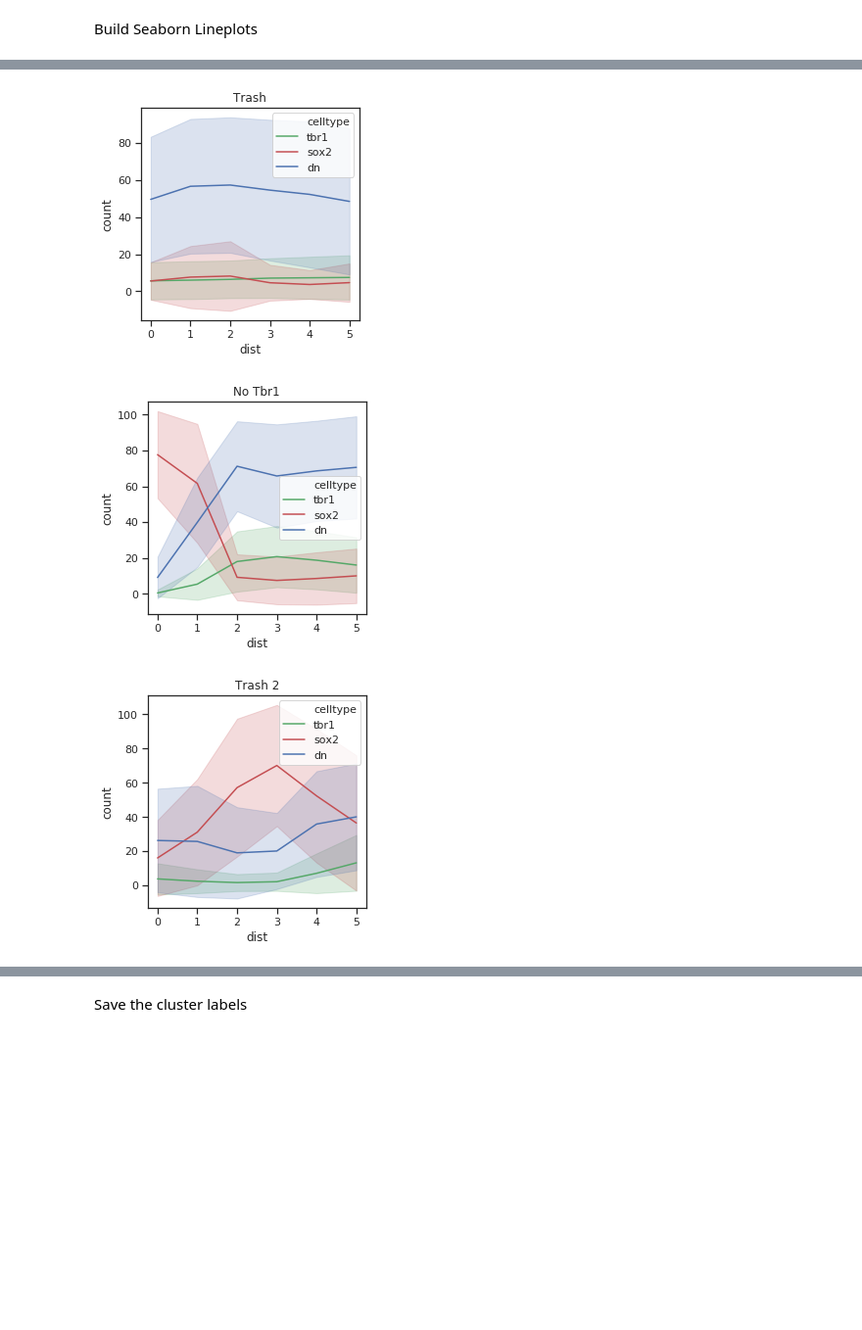
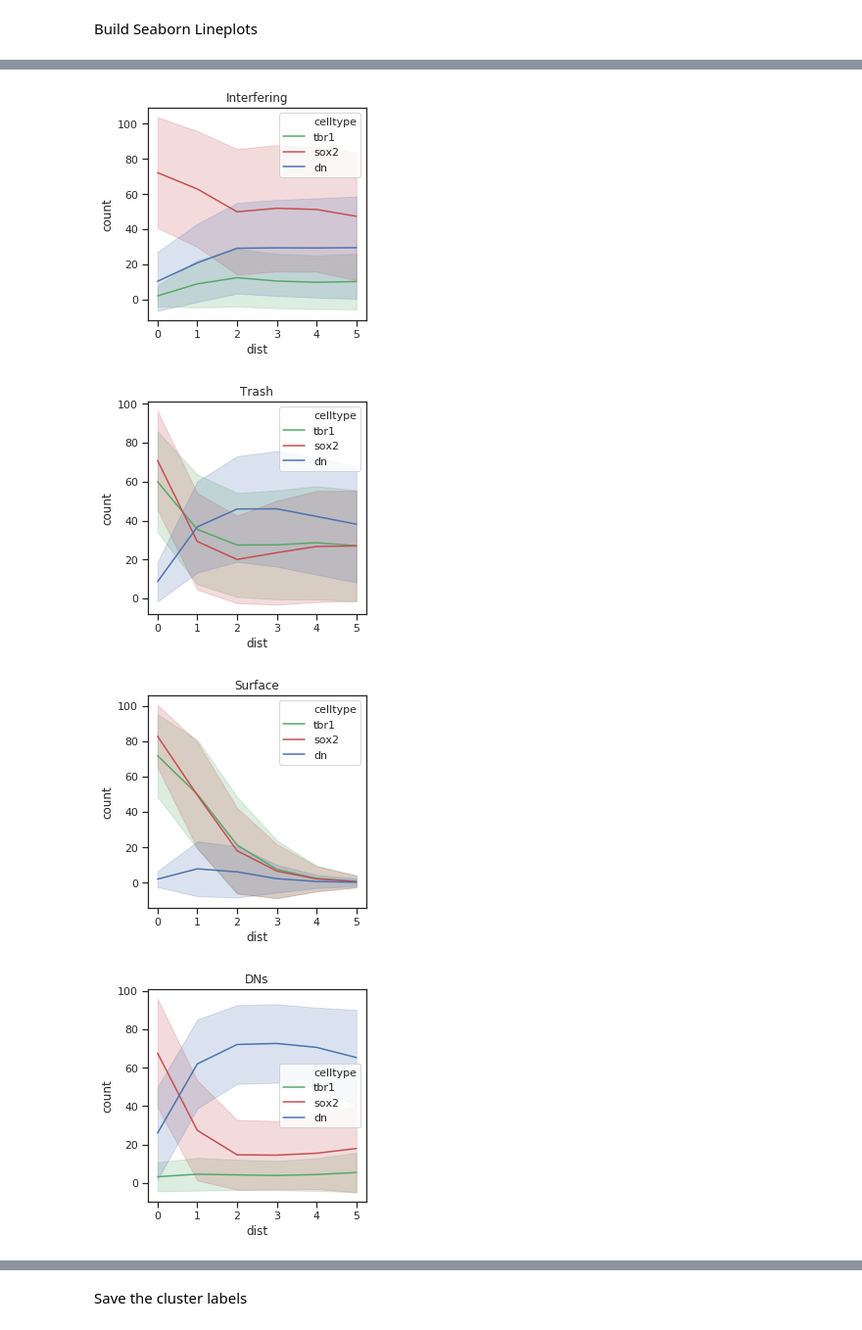
Before and after one commit to chunglabmit/scout, a Jupyter notebook: notebooks/determine cyto clusters.ipynb, the cells around one changed output, grey strips where cells are left out. Shown at 98% size. Drawn from its saved outputs; the diff is of its cells as text; code cells hidden in the pictures; blank space fills up the shorter version.

```diff
--- a/notebooks/determine cyto clusters.ipynb
+++ b/notebooks/determine cyto clusters.ipynb
@@ -70,7 +68,7 @@ from sklearn.cluster import AgglomerativeClustering
 # %% [markdown]
 Agglomerative Clustering
 # %%
-clustering = AgglomerativeClustering(n_clusters=6, linkage='average').fit(x_umap)
+clustering = AgglomerativeClustering(n_clusters=8, linkage='average').fit(x_umap)
 labels = clustering.labels_
 
 class_labels = np.unique(labels)
@@ -80,17 +78,19 @@ array([0, 1, 2, 3, 4, 5])
 # %%
-cluster_names = ['Trash',
-                 'Mature',
+cluster_names = ['Tbr1+',
+                 'Artifacts',
+                 'Artifacts2',
+                 'Interfering',
+                 'Trash',
                  'Surface',
-                 'Trash 2',
-                 'Interfering',
-                 'No Tbr1']
+                 'DNs',
+                 'ThinSOX2']
 
 plt.figure(figsize=(6, 6))
 for i in range(0, class_labels.max() + 1):
     idx = np.where(labels == i)[0]
     plt.plot(x_umap[idx, 0], x_umap[idx, 1], '.', alpha=0.3, markersize=4, label=cluster_names[i])
 plt.legend()
-plt.xlim([-8, 8])
+# plt.xlim([-8, 8])
 plt.show()
 # %% [output]
 [interactive output not drawn]
@@ -98,4 +98,5 @@ plt.show()
 # %% [markdown]
 Show organoid labels
 # %%
-sample_labels = np.load(os.path.join(working_dir, 'cyto_profiles_combined_samples.npy'))
+sample_labels = np.load(os.path.join(working_dir, 'cyto_profiles_combined_samples.npy')).astype(np.int)
+np.unique(sample_labels)
@@ -102,6 +105,9 @@ sample_labels = np.load(os.path.join(working_dir, 'cyto_profiles_combined_sample
 # %%
 sample_labels = sample_labels[good_idx]
 # %%
+group1 = [1, 3, 4, 5, 9]
+group2 = [0, 2, 6, 7, 8, 10]
+
 plt.figure(figsize=(8, 4))
 
 plt.subplot(121)
@@ -113,10 +119,10 @@ for i in range(0, class_labels.max() + 1):
 plt.subplot(122)
 for i in np.unique(sample_labels):
     idx = np.where(sample_labels == i)[0]
-    if i >= 5:
-        plt.plot(x_umap[idx, 0], x_umap[idx, 1], 'r.', alpha=0.2, markersize=2)
-    else:
-        plt.plot(x_umap[idx, 0], x_umap[idx, 1], 'b.', alpha=0.2, markersize=2)
+    if i in group2:
+        plt.plot(x_umap[idx, 0], x_umap[idx, 1], 'r.', alpha=0.1, markersize=2)
+    elif i in group1:
+        plt.plot(x_umap[idx, 0], x_umap[idx, 1], 'b.', alpha=0.1, markersize=2)
 plt.show()
 # %% [output]
 [interactive output not drawn]
@@ -236,12 +242,14 @@ import seaborn as sns
 # %%
 %matplotlib inline
 
-cluster_names = ['Surface',
-                 'Interferring',
-                 'Mature',
+cluster_names = ['Tbr1+',
+                 'Artifacts',
+                 'Artifacts2',
+                 'Interfering',
                  'Trash',
-                 'No Tbr1',
-                 'Trash 2']
+                 'Surface',
+                 'DNs',
+                 'ThinSOX2']
 
 celltype_names = ['tbr1', 'sox2', 'dn']
 
@@ -280,3 +288,4 @@ for cluster_to_plot in range(len(cluster_names)):
-[figure, old version]
+[figure, new version]
-[figure, old version]
+[figure, new version]
-[figure, old version]
+[figure, new version]
+[figure, added]
```
Also changed, not shown: parts of 10 cells of this notebook, 7 other files.
